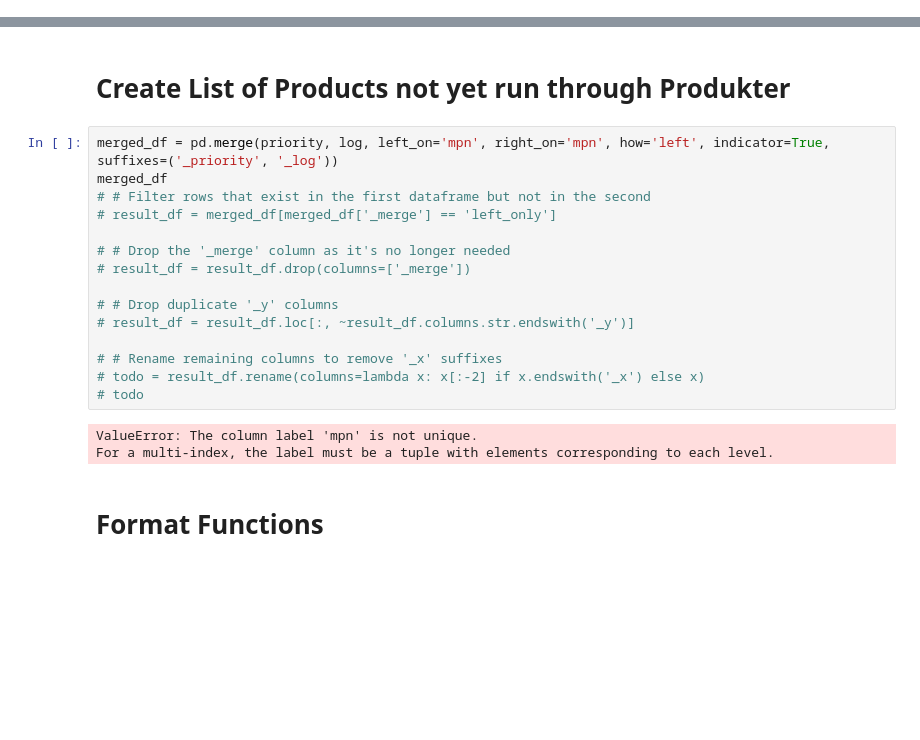
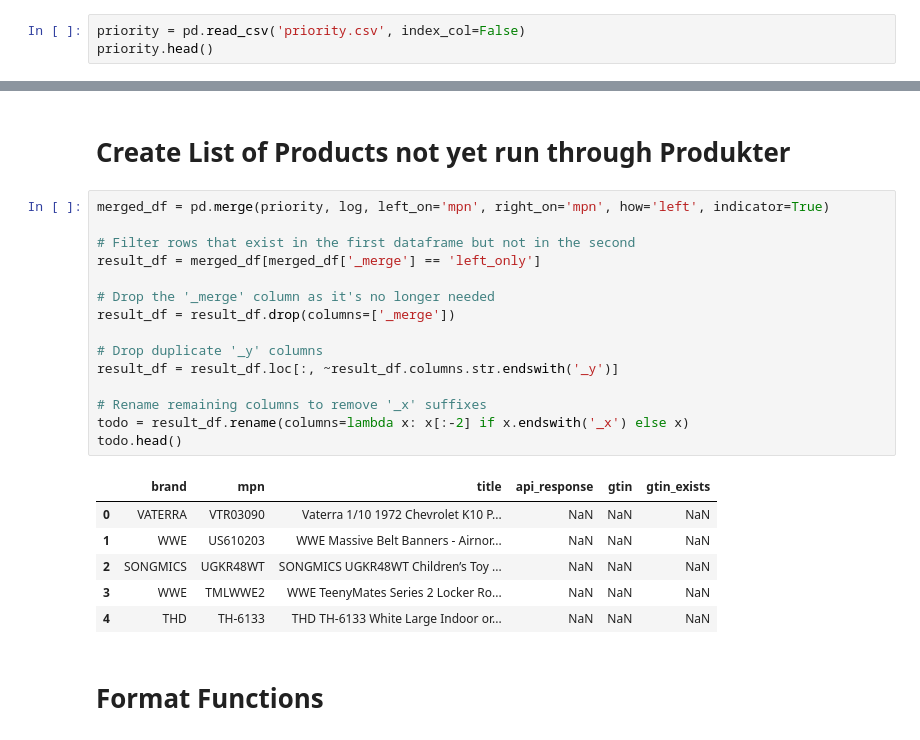
Before and after one commit to VanAltrades/produkter_api, a Jupyter notebook: docs/use_cases/gtins/demo.ipynb, the cells around one changed output, grey strips where cells are left out. Saved outputs shown, nothing was run; the diff lists cells and outputs as text; blank space fills up the shorter version.

```diff
--- a/docs/use_cases/gtins/demo.ipynb
+++ b/docs/use_cases/gtins/demo.ipynb
@@ -50,0 +55,3 @@ priority.head()
+# %%
+priority = pd.read_csv('priority.csv', index_col=False)
+priority.head()
@@ -59,23 +72,27 @@ log.head()
 # %% [markdown]
 # Create List of Products not yet run through Produkter
 # %%
-merged_df = pd.merge(priority, log, left_on='mpn', right_on='mpn', how='left', indicator=True, suffixes=('_priority', '_log'))
-merged_df
-# # Filter rows that exist in the first dataframe but not in the second
-# result_df = merged_df[merged_df['_merge'] == 'left_only']
+merged_df = pd.merge(priority, log, left_on='mpn', right_on='mpn', how='left', indicator=True)
 
-# # Drop the '_merge' column as it's no longer needed
-# result_df = result_df.drop(columns=['_merge'])
+# Filter rows that exist in the first dataframe but not in the second
+result_df = merged_df[merged_df['_merge'] == 'left_only']
 
-# # Drop duplicate '_y' columns
-# result_df = result_df.loc[:, ~result_df.columns.str.endswith('_y')]
+# Drop the '_merge' column as it's no longer needed
+result_df = result_df.drop(columns=['_merge'])
 
-# # Rename remaining columns to remove '_x' suffixes
-# todo = result_df.rename(columns=lambda x: x[:-2] if x.endswith('_x') else x)
-# todo
+# Drop duplicate '_y' columns
+result_df = result_df.loc[:, ~result_df.columns.str.endswith('_y')]
+
+# Rename remaining columns to remove '_x' suffixes
+todo = result_df.rename(columns=lambda x: x[:-2] if x.endswith('_x') else x)
+todo.head()
 # %% [output]
-ValueError: The column label 'mpn' is not unique.
-For a multi-index, the label must be a tuple with elements corresponding to each level.
+|  | brand | mpn | title | api_response | gtin | gtin_exists |
+| 0 | VATERRA | VTR03090 | Vaterra 1/10 1972 Chevrolet K10 P... | NaN | NaN | NaN |
+| 1 | WWE | US610203 | WWE Massive Belt Banners - Airnor... | NaN | NaN | NaN |
+| 2 | SONGMICS | UGKR48WT | SONGMICS UGKR48WT Children’s Toy ... | NaN | NaN | NaN |
+| 3 | WWE | TMLWWE2 | WWE TeenyMates Series 2 Locker Ro... | NaN | NaN | NaN |
+| 4 | THD | TH-6133 | THD TH-6133 White Large Indoor or... | NaN | NaN | NaN |
 # %% [markdown]
 # Format Functions
 # %%
```
Also changed, not shown: parts of 14 cells of this notebook, 2 other files.
